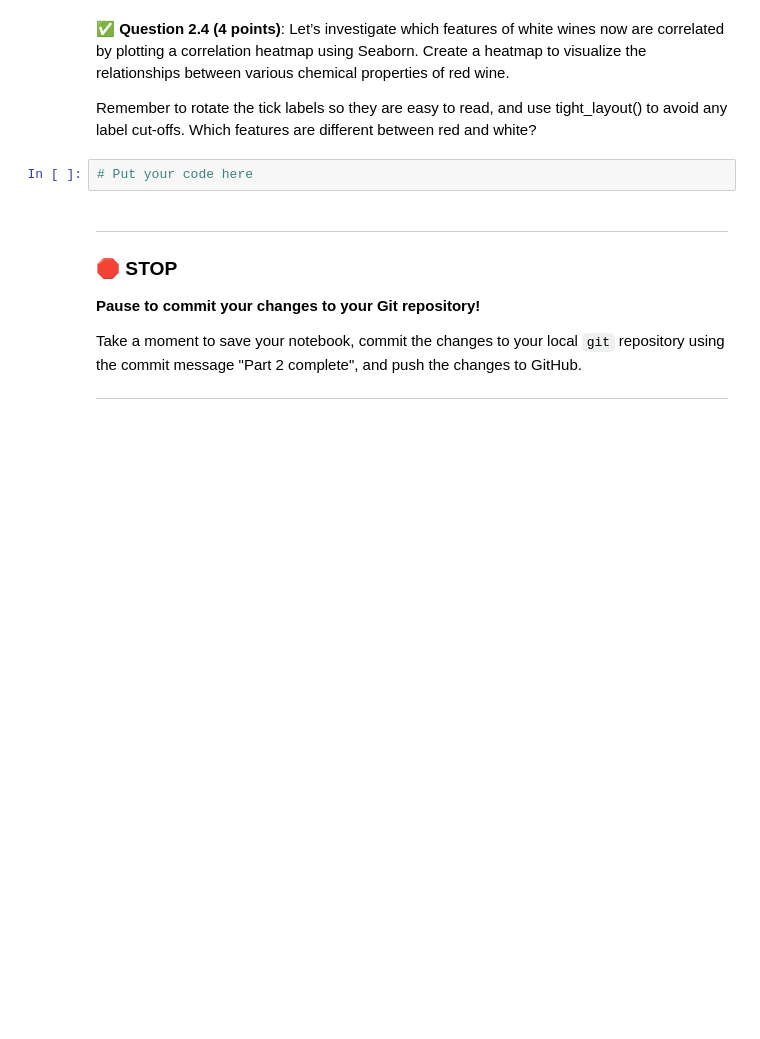
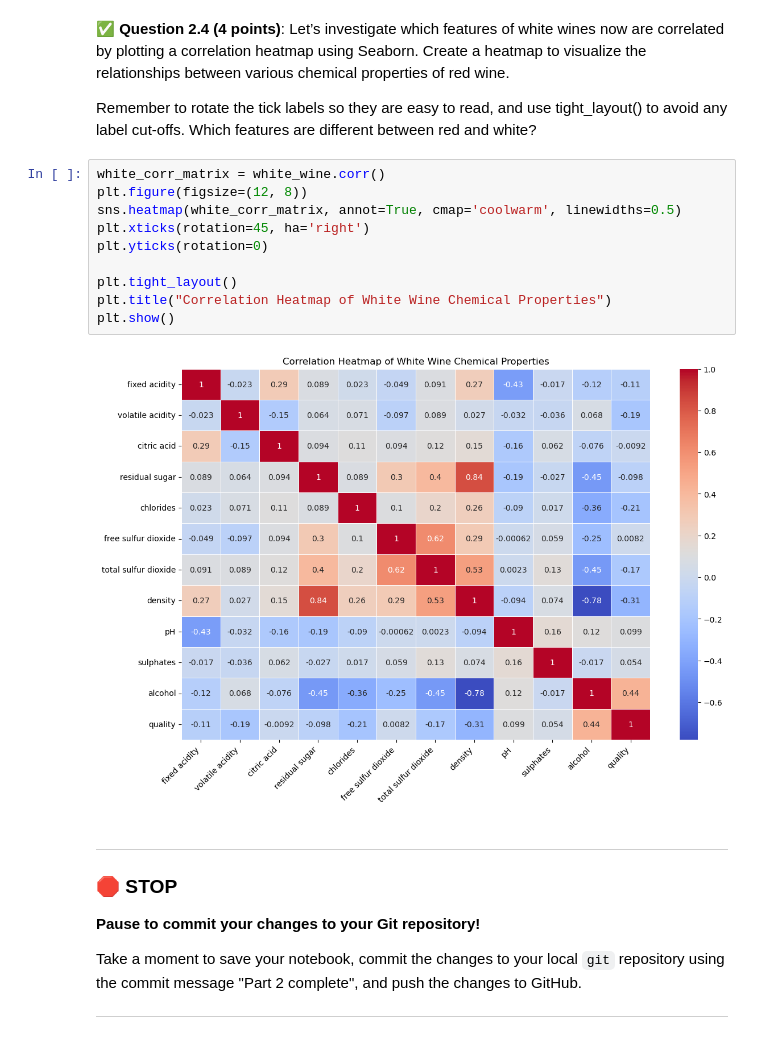
Before and after one commit to ray-singh/CMSE202-f24-turnin, a Jupyter notebook: hw-03/HW-03_Regression-STUDENT.ipynb, the cells around one changed output. Cells and saved outputs as stored; diff of their text form; blank space fills up the shorter version.

```diff
--- a/hw-03/HW-03_Regression-STUDENT.ipynb
+++ b/hw-03/HW-03_Regression-STUDENT.ipynb
@@ -82,8 +139,18 @@ Remember to rotate the tick labels so they are easy to read, and use tight_layou
 
 Remember to rotate the tick labels so they are easy to read, and use tight_layout() to avoid any label cut-offs.
 Which features are different between red and white?
-# %%
-# Put your code here
+# %%
+white_corr_matrix = white_wine.corr()
+plt.figure(figsize=(12, 8))
+sns.heatmap(white_corr_matrix, annot=True, cmap='coolwarm', linewidths=0.5)
+plt.xticks(rotation=45, ha='right')
+plt.yticks(rotation=0)
+
+plt.tight_layout()
+plt.title("Correlation Heatmap of White Wine Chemical Properties")
+plt.show()
+# %% [output]
+[figure, added]
 # %% [markdown]
 ---
 ### &#128721; STOP
```
Also changed, not shown: parts of 7 cells of this notebook.
